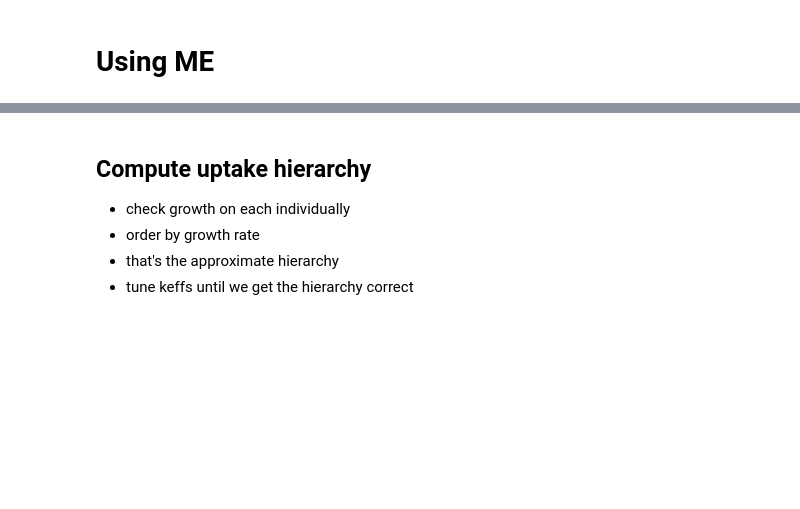
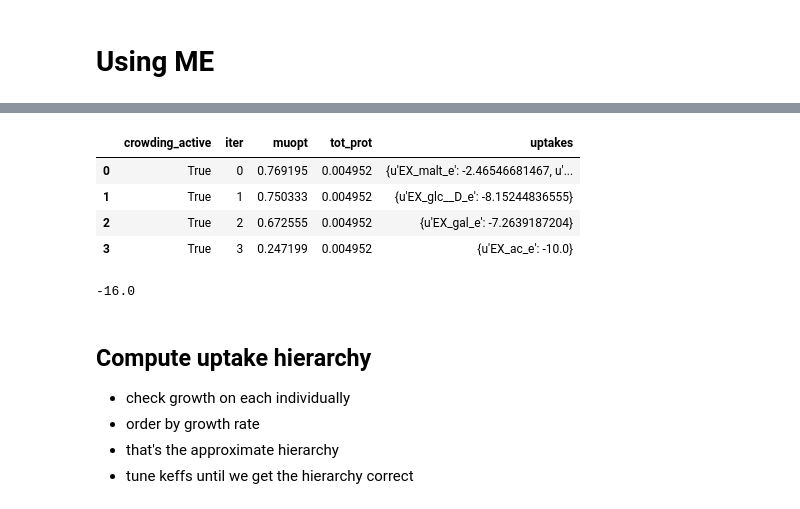
Before and after one commit to SBRG/dynamicme, a Jupyter notebook: notebooks/testing/figure_out_hierarchy_using_brain.ipynb, the cells around one changed output, grey strips where cells are left out. Drawn from its saved outputs; the diff is of its cells as text; code cells hidden in the pictures; blank space fills up the shorter version.

```diff
--- a/notebooks/testing/figure_out_hierarchy_using_brain.ipynb
+++ b/notebooks/testing/figure_out_hierarchy_using_brain.ipynb
@@ -193,3 +458,15 @@ dsolver = dyme.delay_model.solver
+# %%
+df_hier
+# %% [output]
+|  | crowding_active | iter | muopt | tot_prot | uptakes |
+| 0 | True | 0 | 0.769195 | 0.004952 | {u'EX_malt_e': -2.46546681467, u'... |
+| 1 | True | 1 | 0.750333 | 0.004952 | {u'EX_glc__D_e': -8.15244836555} |
+| 2 | True | 2 | 0.672555 | 0.004952 | {u'EX_gal_e': -7.2639187204} |
+| 3 | True | 3 | 0.247199 | 0.004952 | {u'EX_ac_e': -10.0} |
+# %%
+me.reactions.EX_o2_e.lower_bound
+# %% [output]
+-16.0
 # %%
 c0_dict = {'glc__D_e': 0.4,
            'lac__L_e': 0.4,
```
Also changed, not shown: parts of 25 cells of this notebook, 1 other file.
